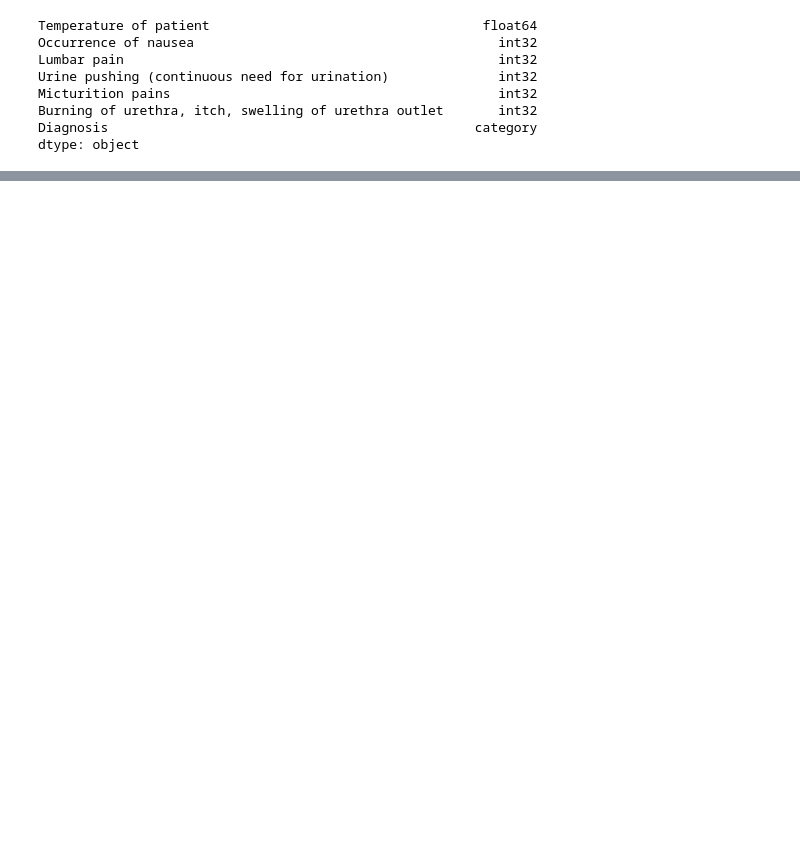
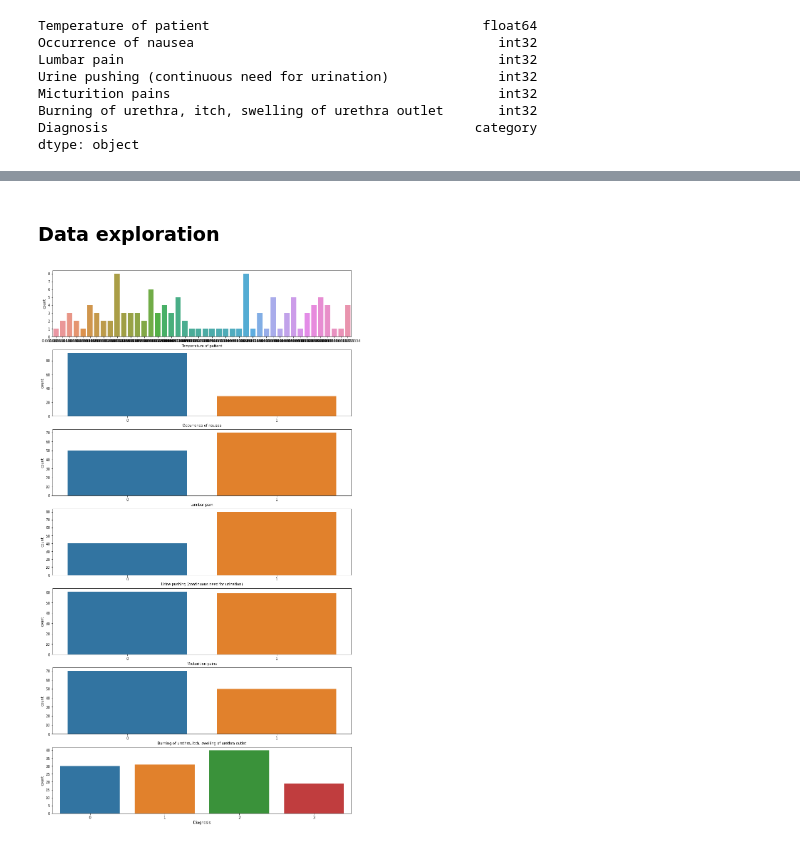
Before and after one commit to brccabral/UrinaryDiseases, a Jupyter notebook: urinary_diseases.ipynb, the cells around one changed output, grey strips where cells are left out. Cells and saved outputs as stored; diff of their text form; code cells hidden in the pictures; blank space fills up the shorter version.

Commit message:
data histograms

```diff
--- a/urinary_diseases.ipynb
+++ b/urinary_diseases.ipynb
@@ -174,3 +174,5 @@ from pickle import dump
 import os
 os.makedirs('model',exist_ok=True)
 dump(scaler, open('model/scaler.pkl', 'wb'))
+# %% [markdown]
+### Data exploration
@@ -176,0 +182,7 @@ dump(scaler, open('model/scaler.pkl', 'wb'))
+# %%
+fig, ax =plt.subplots(len(data_df.columns),1, figsize=(15,4*len(data_df.columns)))
+for i, c in enumerate(data_df.columns):
+    sns.countplot(data=data_df, x=c, ax=ax[i])
+fig.show()
+# %% [output]
+[figure, added]
```
Also changed, not shown: parts of 1 cell of this notebook, 1 other file.
